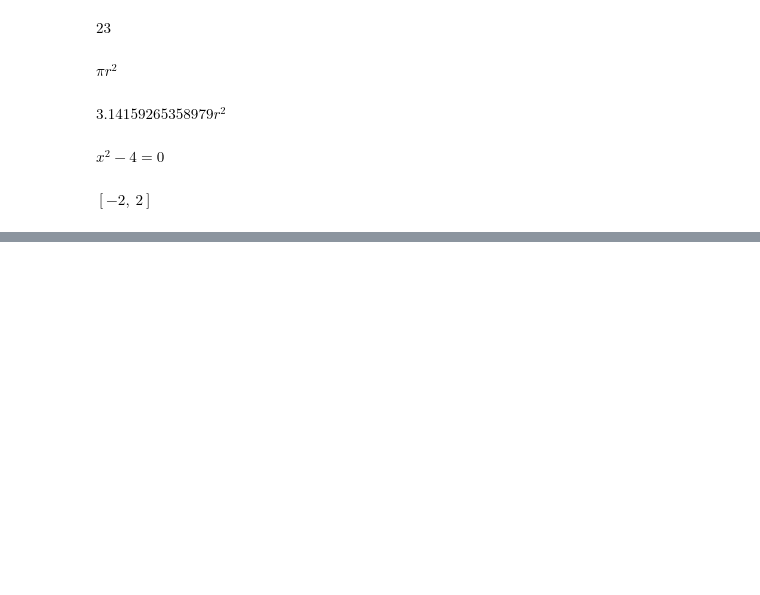
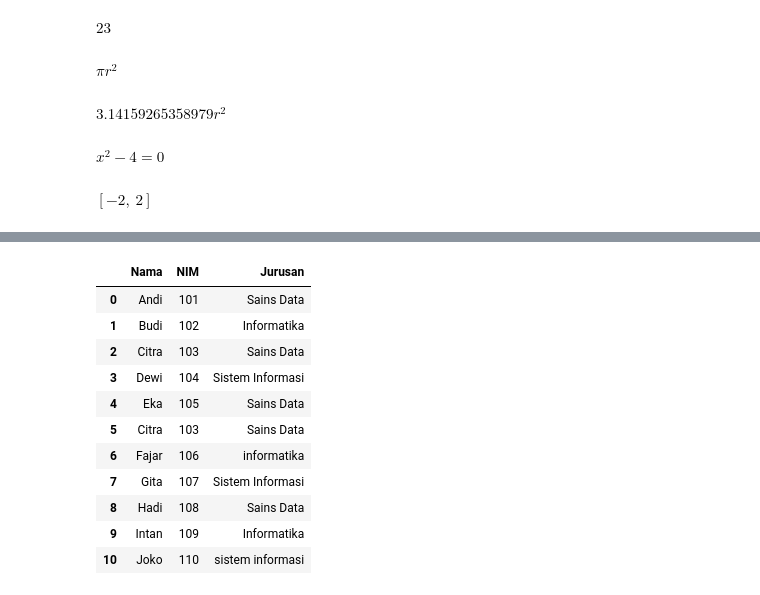
Before and after one commit to Karelptrp/source-code-smt2, a Jupyter notebook: matkul pak bisrul.ipynb, the cells around one changed output, grey strips where cells are left out. Cells and saved outputs as stored; diff of their text form; code cells hidden in the pictures; blank space fills up the shorter version.

```diff
--- a/matkul pak bisrul.ipynb
+++ b/matkul pak bisrul.ipynb
@@ -742,0 +840,16 @@ $\displaystyle \left[ -2, \  2\right]$
+# %%
+df_baru = df[['Nama', 'NIM', 'Jurusan']]
+df_baru
+# %% [output]
+|  | Nama | NIM | Jurusan |
+| 0 | Andi | 101 | Sains Data |
+| 1 | Budi | 102 | Informatika |
+| 2 | Citra | 103 | Sains Data |
+| 3 | Dewi | 104 | Sistem Informasi |
+| 4 | Eka | 105 | Sains Data |
+| 5 | Citra | 103 | Sains Data |
+| 6 | Fajar | 106 | informatika |
+| 7 | Gita | 107 | Sistem Informasi |
+| 8 | Hadi | 108 | Sains Data |
+| 9 | Intan | 109 | Informatika |
+| 10 | Joko | 110 | sistem informasi |
```
Also changed, not shown: parts of 24 cells of this notebook.
